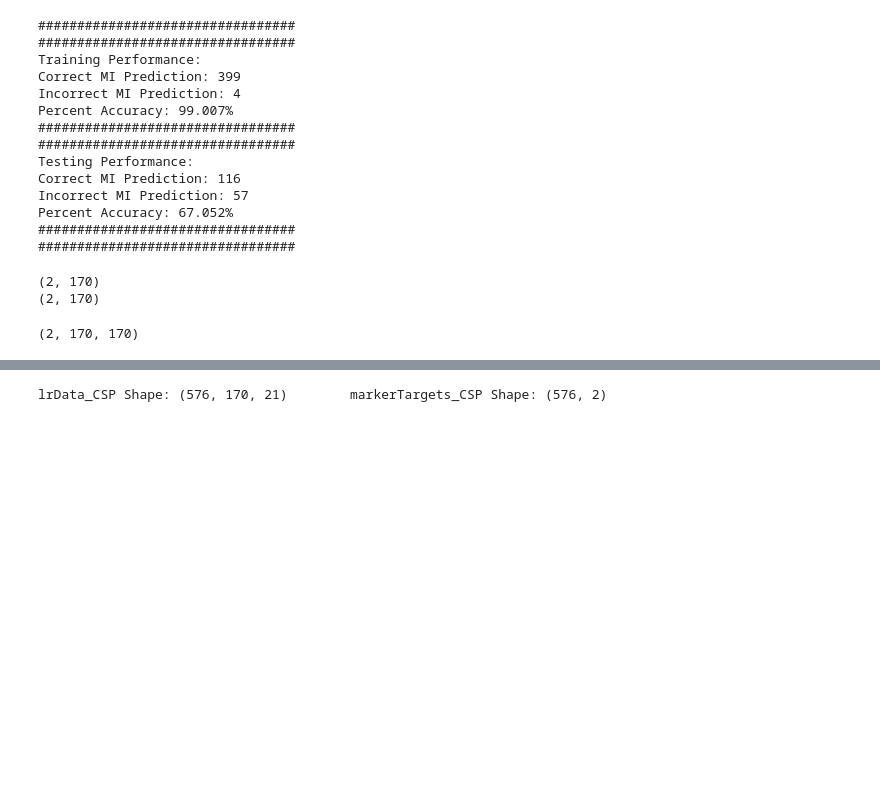
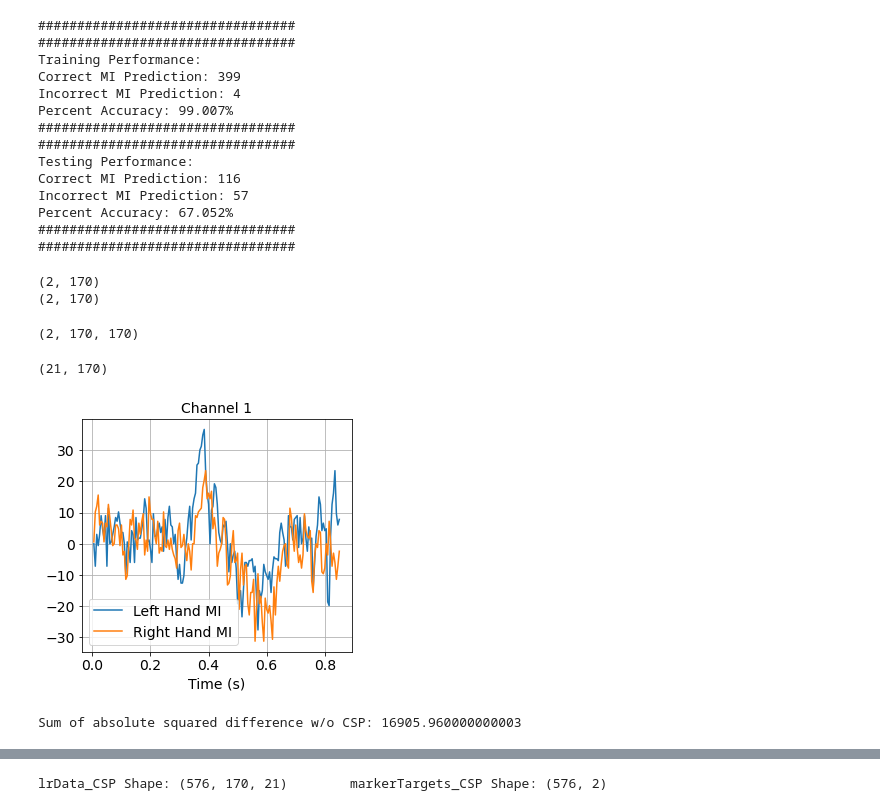
Before and after one commit to xtic/ECE228ECGProject, a Jupyter notebook: JupyterNotebooks/LSTM_Test_TwoClass_wCSP.ipynb, the cells around one changed output, grey strips where cells are left out. Saved outputs shown, nothing was run; the diff lists cells and outputs as text; code cells hidden in the pictures; blank space fills up the shorter version.

```diff
--- a/JupyterNotebooks/LSTM_Test_TwoClass_wCSP.ipynb
+++ b/JupyterNotebooks/LSTM_Test_TwoClass_wCSP.ipynb
@@ -165,6 +165,7 @@ print("Number of arrays in data split: {num}".format(num=splitCount))
 ## Retrieve the marker values for each of the change indeces (changeIdxs)
 markerTargets = markersArray[changeIdxs];
 print("Number of marker targets: {numTargets}".format(numTargets=markerTargets.shape[0]))
+markerTargetsOriginal = markerTargets
 # %% [output]
 Number of index changes: 1800
 Number of arrays in data split: 1800
@@ -360,3 +361,47 @@ filter2 = filtersArray[1]
 leftData_CSP = np.matmul(np.transpose(filter1), leftData)
 # %%
 rightData_CSP = np.matmul(np.transpose(filter2), rightDataSub)
+# %%
+np.transpose(leftData_CSP[0]).shape
+# %% [output]
+(21, 170)
+# %%
+##Plotting the data of each channel after applying CSP filters
+## Each element in dataSplit list has each channel of data as a sublist, with its matching marker
+## Plot the first 3 channels of the data for the first left hand MI Task
+sf = 200; #200 Hz sampling frequency
+SMALL_SIZE = 8
+MEDIUM_SIZE = 10
+BIGGER_SIZE = 14
+
+plt.rc('font', size=BIGGER_SIZE)          # controls default text sizes
+plt.rc('axes', titlesize=BIGGER_SIZE)     # fontsize of the axes title
+plt.rc('axes', labelsize=BIGGER_SIZE)    # fontsize of the x and y labels
+plt.rc('xtick', labelsize=BIGGER_SIZE)    # fontsize of the tick labels
+plt.rc('ytick', labelsize=BIGGER_SIZE)    # fontsize of the tick labels
+plt.rc('legend', fontsize=BIGGER_SIZE)    # legend fontsize
+plt.rc('figure', titlesize=BIGGER_SIZE)  # fontsize of the figure title
+
+timeSteps = np.linspace(1, 170, 170);
+timeSteps = timeSteps / sf;
+firstLeftHandMIIdx = np.where(markerTargetsOriginal==1)[0][0]
+firstRightHandMIIdx = np.where(markerTargetsOriginal==2)[0][0]
+exampleData = np.transpose(leftData[firstLeftHandMIIdx])
+exampleData2 = np.transpose(rightData[firstRightHandMIIdx])
+fig = plt.figure(figsize=(30,30))
+fig.subplots_adjust(hspace=0.5, wspace=0.3)
+for num in range(0,1):
+    plt.subplot(5,5,num+1)
+    plt.plot(timeSteps, exampleData[num,:])
+    #plt.hold(True)
+    plt.plot(timeSteps, exampleData2[num,:])
+    plt.title("Channel {chNum}".format(chNum=num+1),fontdict = {'fontsize' : 14})
+    plt.xlabel("Time (s)")
+    plt.grid()
+    plt.legend(['Left Hand MI', 'Right Hand MI'])
+plt.show()
+squaredAbsDiff = sum(((np.subtract(exampleData[1,:], exampleData2[2,:])))**2);
+print("Sum of absolute squared difference w/o CSP: {}".format(squaredAbsDiff))
+# %% [output]
+[figure, added]
+Sum of absolute squared difference w/o CSP: 16905.960000000003
```
Also changed, not shown: parts of 2 cells of this notebook, 10 other files.
